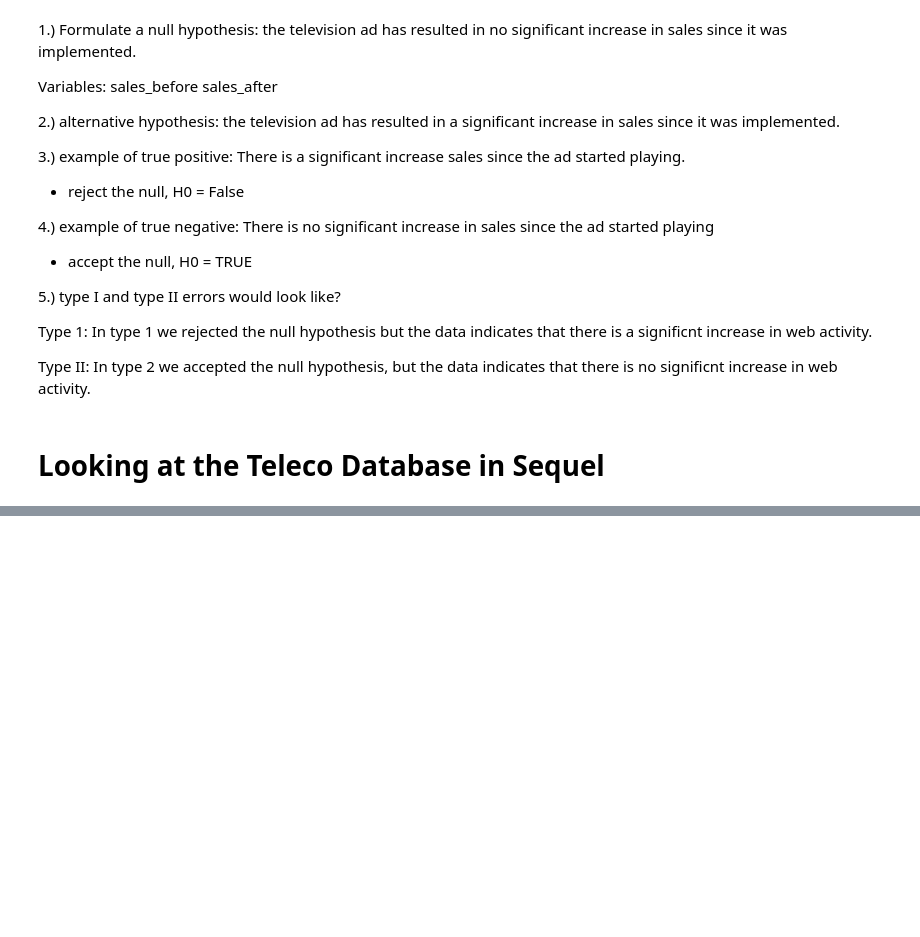
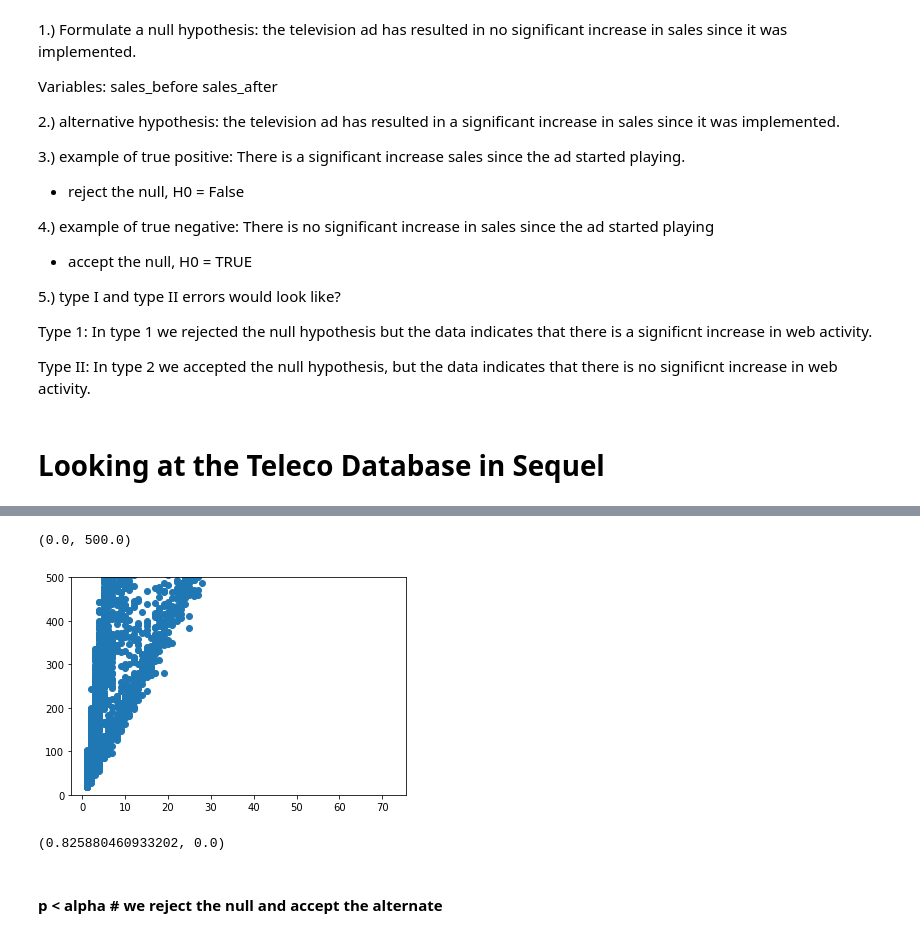
Before and after one commit to RobLMurphy92/statistics-exercises, a Jupyter notebook: hypothesis_testing.ipynb, the cells around one changed output, grey strips where cells are left out. Drawn from its saved outputs; the diff is of its cells as text; code cells hidden in the pictures; blank space fills up the shorter version.

```diff
--- a/hypothesis_testing.ipynb
+++ b/hypothesis_testing.ipynb
@@ -94,0 +135,19 @@ Type II: In type 2 we accepted the null hypothesis,  but the data indicates that
+# %%
+# b.) total charges
+#H0: there is no linear relationship between tenure and total charges.
+#Ha: there is a linear relationship between tenure and total charges.
+x = telco_df['tenure'].astype(float)
+y = telco_df['TotalCharges'].astype(float)
+# %%
+plt.scatter(x,y)
+plt.ylim(0,500)
+# %% [output]
+(0.0, 500.0)
+[figure, added]
+# %%
+r, p = stats.pearsonr(x,y)
+r,p
+# %% [output]
+(0.825880460933202, 0.0)
+# %% [markdown]
+#### p < alpha # we reject the null and accept the alternate
```
Also changed, not shown: parts of 87 cells of this notebook.
